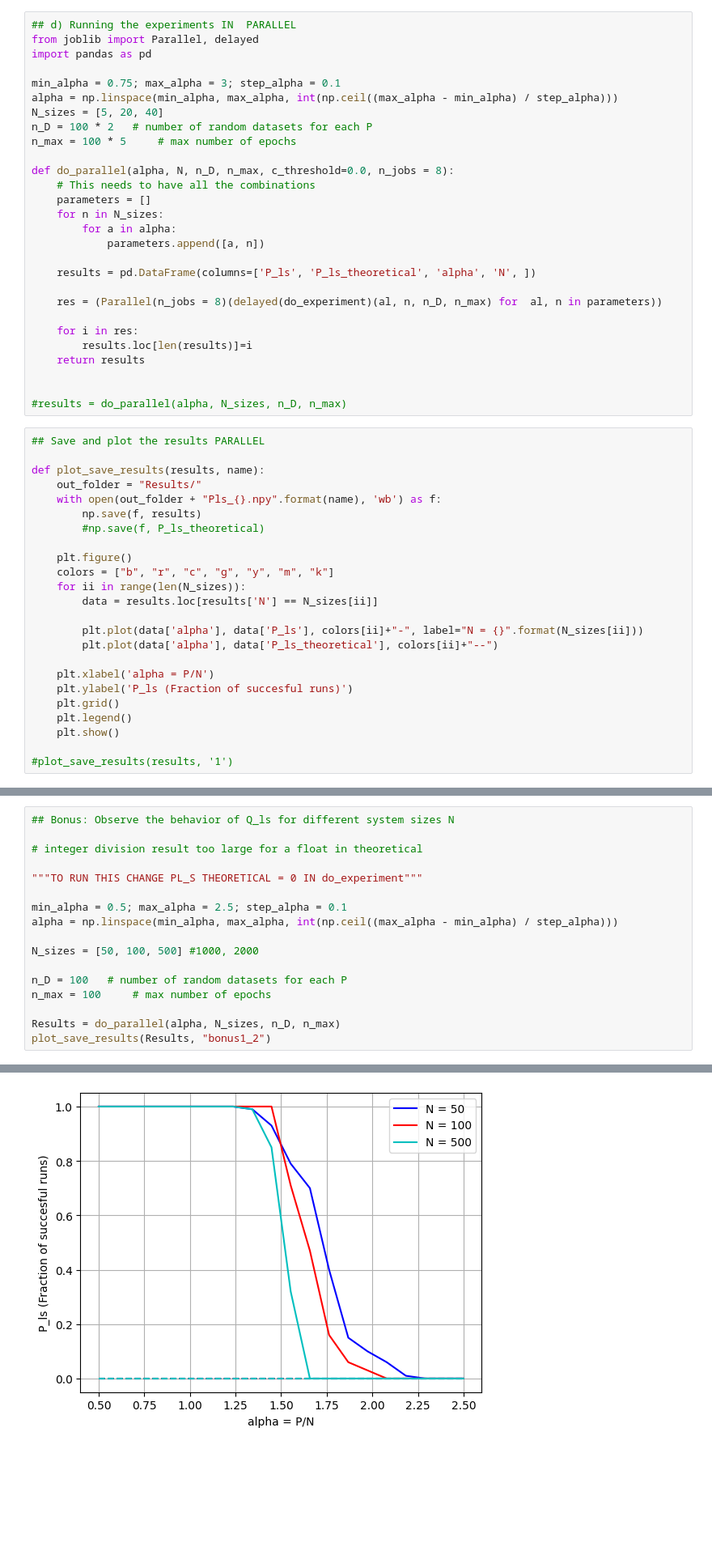
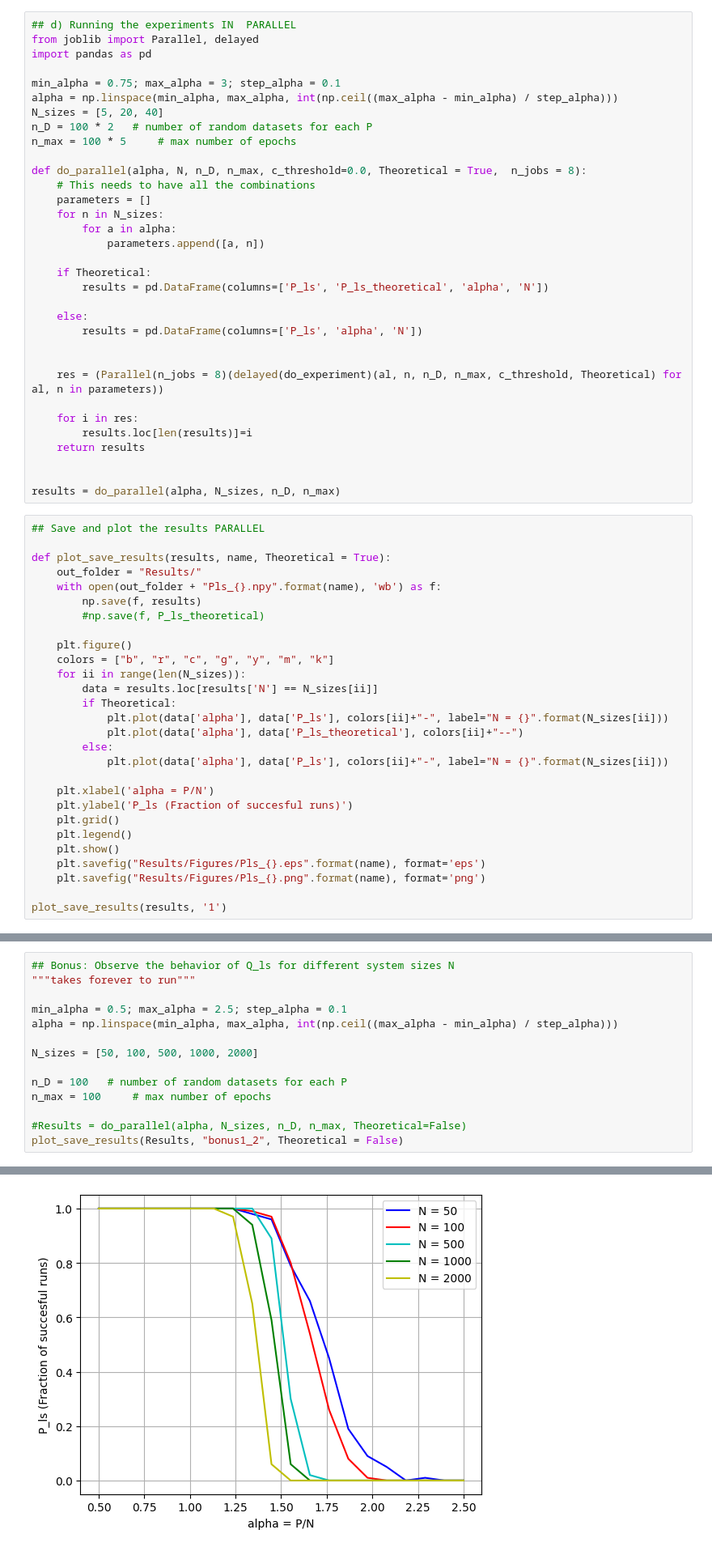
Before and after one commit to SaraIglesiasSN/A1-Perceptron-Training-NNCI-, a Jupyter notebook: A1_Perceptron_Training.ipynb, the cells around one changed output, grey strips where cells are left out. Shown at 81% size. Drawn from its saved outputs; the diff is of its cells as text; blank space fills up the shorter version.

Commit message:
parallel and results

```diff
--- a/A1_Perceptron_Training.ipynb
+++ b/A1_Perceptron_Training.ipynb
@@ -192,27 +196,32 @@ N_sizes = [5, 20, 40]
 n_D = 100 * 2   # number of random datasets for each P
 n_max = 100 * 5     # max number of epochs
 
-def do_parallel(alpha, N, n_D, n_max, c_threshold=0.0, n_jobs = 8):
+def do_parallel(alpha, N, n_D, n_max, c_threshold=0.0, Theoretical = True,  n_jobs = 8):
     # This needs to have all the combinations
     parameters = []
     for n in N_sizes:
         for a in alpha:
             parameters.append([a, n])
 
-    results = pd.DataFrame(columns=['P_ls', 'P_ls_theoretical', 'alpha', 'N', ])
+    if Theoretical:
+        results = pd.DataFrame(columns=['P_ls', 'P_ls_theoretical', 'alpha', 'N'])
 
-    res = (Parallel(n_jobs = 8)(delayed(do_experiment)(al, n, n_D, n_max) for  al, n in parameters))
+    else:
+        results = pd.DataFrame(columns=['P_ls', 'alpha', 'N'])
+
+
+    res = (Parallel(n_jobs = 8)(delayed(do_experiment)(al, n, n_D, n_max, c_threshold, Theoretical) for  al, n in parameters))
 
     for i in res:
         results.loc[len(results)]=i
     return results
 
 
-#results = do_parallel(alpha, N_sizes, n_D, n_max)
+results = do_parallel(alpha, N_sizes, n_D, n_max)
 # %%
 ## Save and plot the results PARALLEL
 
-def plot_save_results(results, name):
+def plot_save_results(results, name, Theoretical = True):
     out_folder = "Results/"
     with open(out_folder + "Pls_{}.npy".format(name), 'wb') as f:
         np.save(f, results)
@@ -222,14 +231,18 @@ def plot_save_results(results, name):
     colors = ["b", "r", "c", "g", "y", "m", "k"]
     for ii in range(len(N_sizes)):
         data = results.loc[results['N'] == N_sizes[ii]]
-
-        plt.plot(data['alpha'], data['P_ls'], colors[ii]+"-", label="N = {}".format(N_sizes[ii]))
-        plt.plot(data['alpha'], data['P_ls_theoretical'], colors[ii]+"--")
+        if Theoretical:
+            plt.plot(data['alpha'], data['P_ls'], colors[ii]+"-", label="N = {}".format(N_sizes[ii]))
+            plt.plot(data['alpha'], data['P_ls_theoretical'], colors[ii]+"--")
+        else:
+            plt.plot(data['alpha'], data['P_ls'], colors[ii]+"-", label="N = {}".format(N_sizes[ii]))
 
     plt.xlabel('alpha = P/N')
     plt.ylabel('P_ls (Fraction of succesful runs)')
     plt.grid()
     plt.legend()
     plt.show()
+    plt.savefig("Results/Figures/Pls_{}.eps".format(name), format='eps')
+    plt.savefig("Results/Figures/Pls_{}.png".format(name), format='png')
 
-#plot_save_results(results, '1')
+plot_save_results(results, '1')
@@ -251,18 +268,15 @@ plot_save_results(Results, "bonus1")
 # %%
 ## Bonus: Observe the behavior of Q_ls for different system sizes N
-
-# integer division result too large for a float in theoretical
-
-"""TO RUN THIS CHANGE PL_S THEORETICAL = 0 IN do_experiment"""
+"""takes forever to run"""
 
 min_alpha = 0.5; max_alpha = 2.5; step_alpha = 0.1
 alpha = np.linspace(min_alpha, max_alpha, int(np.ceil((max_alpha - min_alpha) / step_alpha)))
 
-N_sizes = [50, 100, 500] #1000, 2000
+N_sizes = [50, 100, 500, 1000, 2000]
 
 n_D = 100   # number of random datasets for each P
 n_max = 100     # max number of epochs
 
-Results = do_parallel(alpha, N_sizes, n_D, n_max)
-plot_save_results(Results, "bonus1_2")
+#Results = do_parallel(alpha, N_sizes, n_D, n_max, Theoretical=False)
+plot_save_results(Results, "bonus1_2", Theoretical = False)
 # %% [output]
@@ -269 +284 @@ plot_save_results(Results, "bonus1_2")
-[figure, old version]
+[figure, new version]
```
Also changed, not shown: parts of 9 cells of this notebook, 14 other files.
